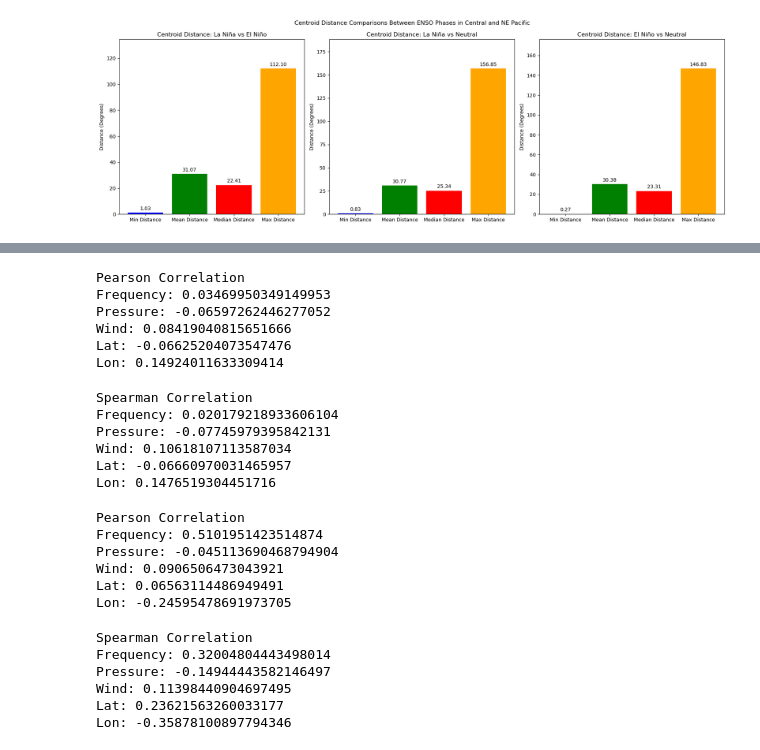
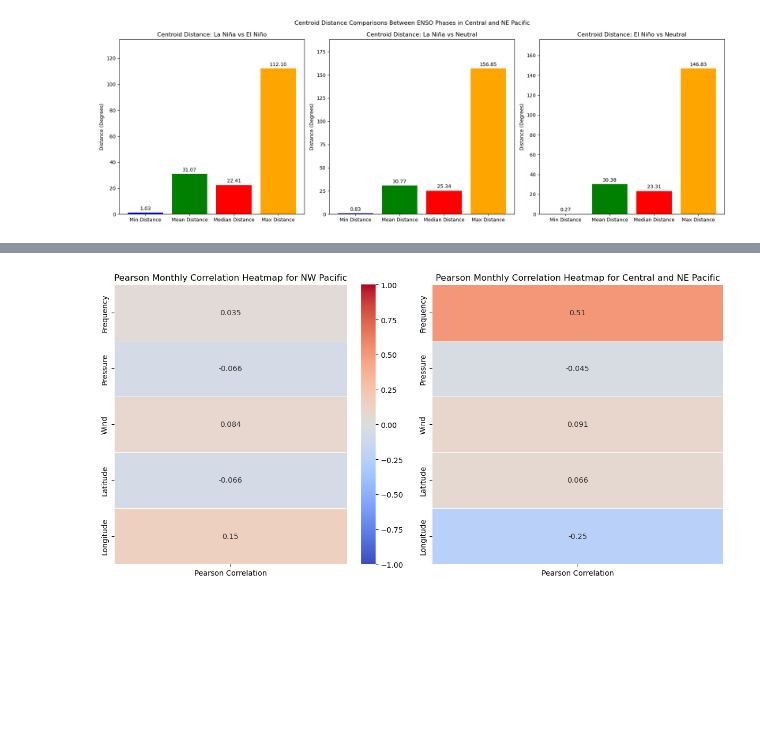
Before and after one commit to StanDobrev11/DataScience, a Jupyter notebook: Project/project.ipynb, the cells around one changed output, grey strips where cells are left out. Cells and saved outputs as stored; diff of their text form; code cells hidden in the pictures; blank space fills up the shorter version.

```diff
--- a/Project/project.ipynb
+++ b/Project/project.ipynb
@@ -109,6 +203,7 @@ In the context of studying the effects of ENSO on TDs in the North Pacific Ocean
 This analysis will be used to understand how the frequency of TDs varies over time and how this is influenced by different ENSO phases. Additionally, this analysis will explore how sea surface temperature (SST) anomalies correlate with these variations. We start by calculating the frequency of a TD per calendar year. Frequency values are calculated by counting the number of occurrences of tropical depressions within a specific time frame, such as annually. It will help to quantify how active a particular year or ENSO phase was in terms of tropical depression formation.
 # %%
 oni_table = pd.read_csv('data/csv_ready/oni_table.csv', index_col=0)
+oni_temp = pd.read_csv('data/csv_ready/oni_temp.csv', index_col=0)
 oni_table.index = pd.to_datetime(oni_table.index)
 enso_phase = oni_table.groupby(oni_table.index.year)['enso'].apply(lambda x: x.unique()[0])
 
@@ -828,36 +1122,4 @@ def perform_correlation(df, corr_period='m', corr_type='pearson'):
-# %%
-print(perform_correlation(jma_enso))
-# %% [output]
-Pearson Correlation
-Frequency: 0.03469950349149953
-Pressure: -0.06597262446277052
-Wind: 0.08419040815651666
-Lat: -0.06625204073547476
-Lon: 0.14924011633309414
-# %%
-print(perform_correlation(jma_enso, 'spearman'))
-# %% [output]
-Spearman Correlation
-Frequency: 0.020179218933606104
-Pressure: -0.07745979395842131
-Wind: 0.10618107113587034
-Lat: -0.06660970031465957
-Lon: 0.1476519304451716
-# %%
-print(perform_correlation(nhc_enso))
-# %% [output]
-Pearson Correlation
-Frequency: 0.5101951423514874
-Pressure: -0.045113690468794904
-Wind: 0.0906506473043921
-Lat: 0.06563114486949491
-Lon: -0.24595478691973705
-# %%
-print(perform_correlation(nhc_enso, 'spearman'))
-# %% [output]
-Spearman Correlation
-Frequency: 0.32004804443498014
-Pressure: -0.14944443582146497
-Wind: 0.11398440904697495
-Lat: 0.23621563260033177
-Lon: -0.35878100897794346
+# %%
+plot_correlations(corr_period='m', corr_type='pearson')
+# %% [output]
+[figure, added]
```
Also changed, not shown: parts of 35 cells of this notebook, 9 other files.
